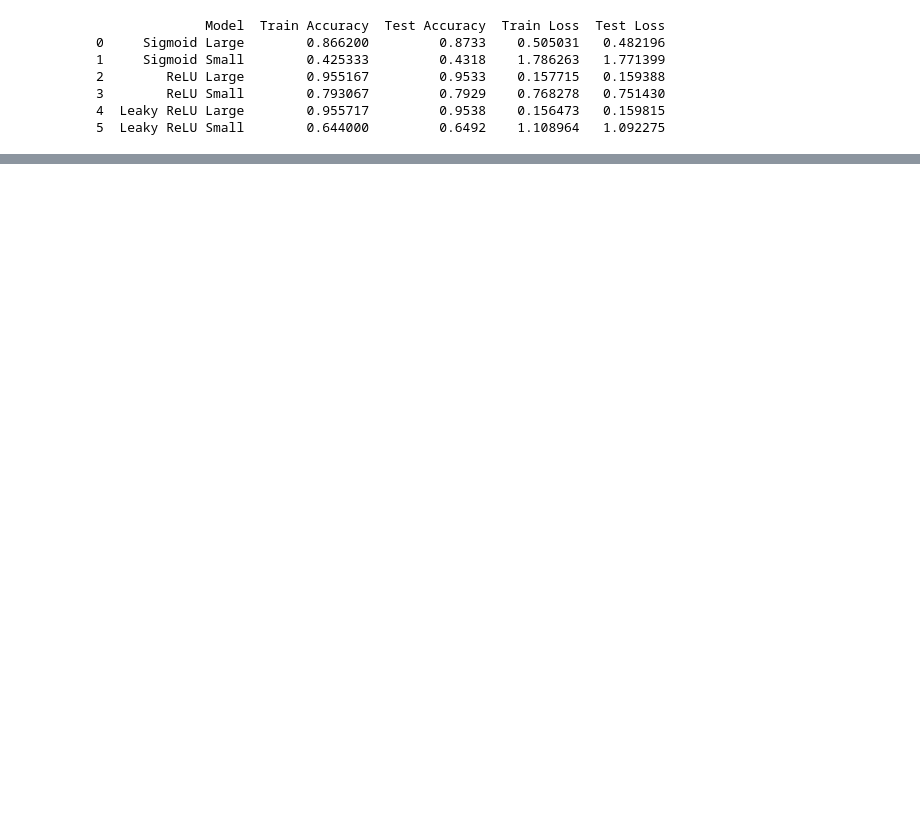
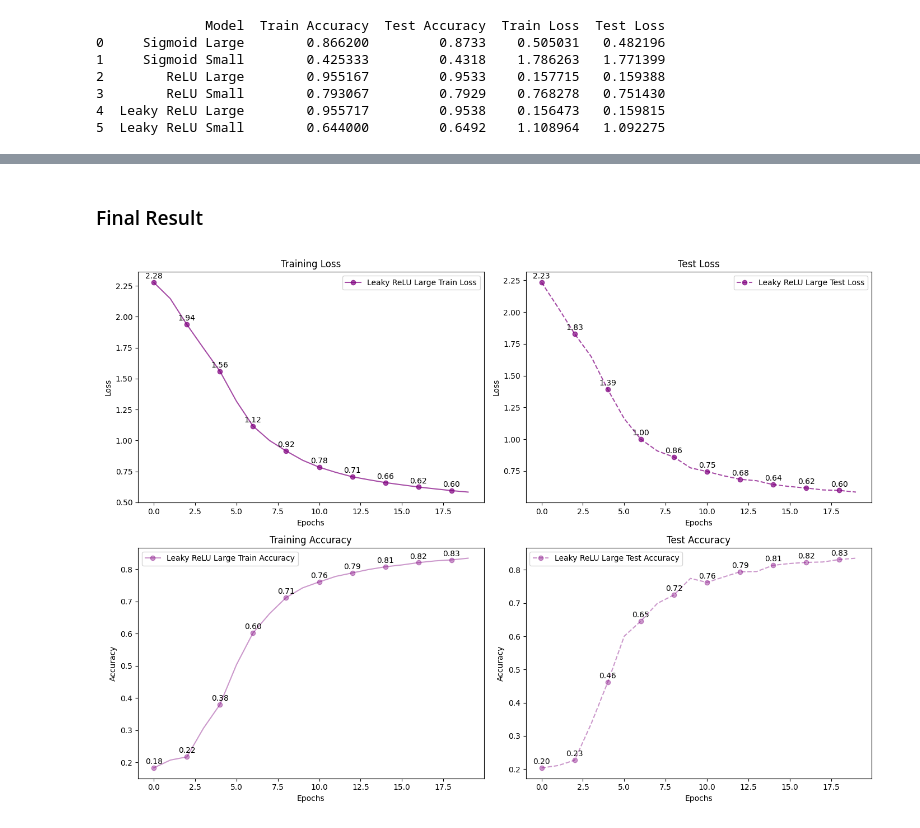
Before and after one commit to renejerez/ubi-master-computer-engineering, a Jupyter notebook: 14469-ML/practical_project_02/_Practical_Project_02_Classification.ipynb, the cells around one changed output, grey strips where cells are left out. Drawn from its saved outputs; the diff is of its cells as text; code cells hidden in the pictures; blank space fills up the shorter version.

```diff
--- a/14469-ML/practical_project_02/_Practical_Project_02_Classification.ipynb
+++ b/14469-ML/practical_project_02/_Practical_Project_02_Classification.ipynb
@@ -388,0 +323,6 @@ To enable the following instructions: AVX2 FMA, in other operations, rebuild Ten
+# %% [markdown]
+### Final Result
+# %%
+Image(filename="leaky_relu_plot.png")
+# %% [output]
+[figure, added]
```
Also changed, not shown: parts of 17 cells of this notebook, 5 other files.
